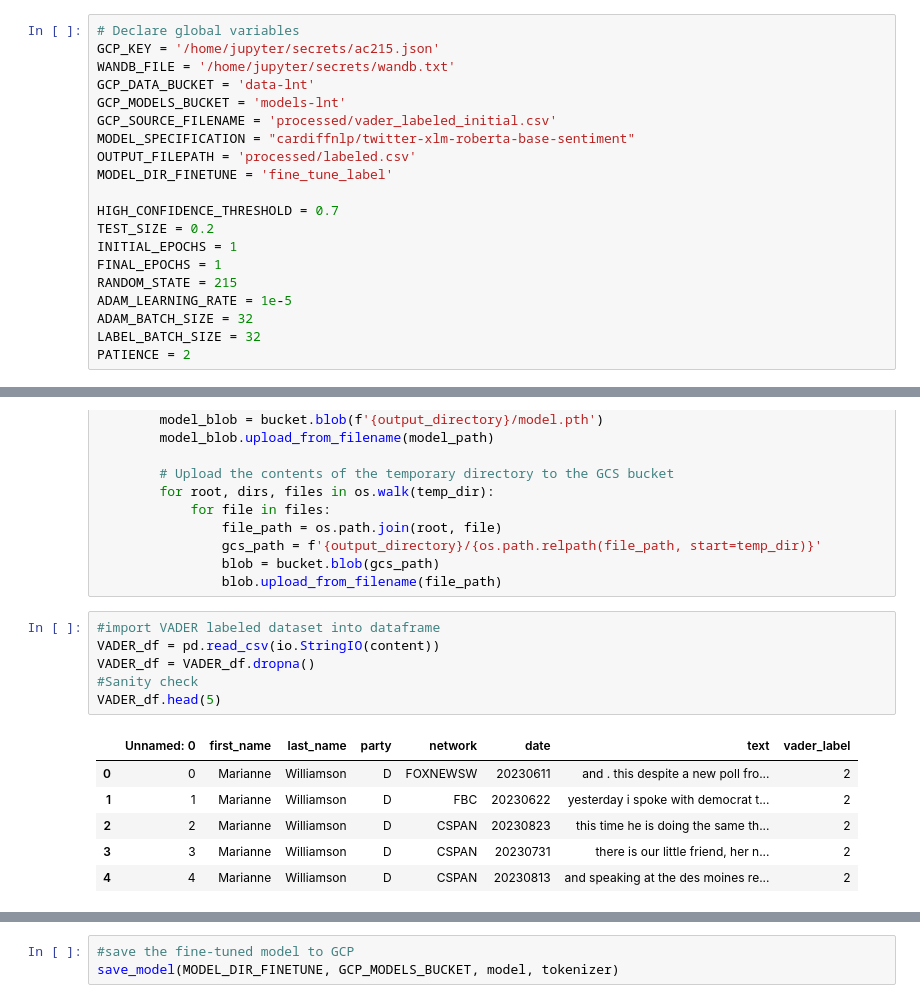
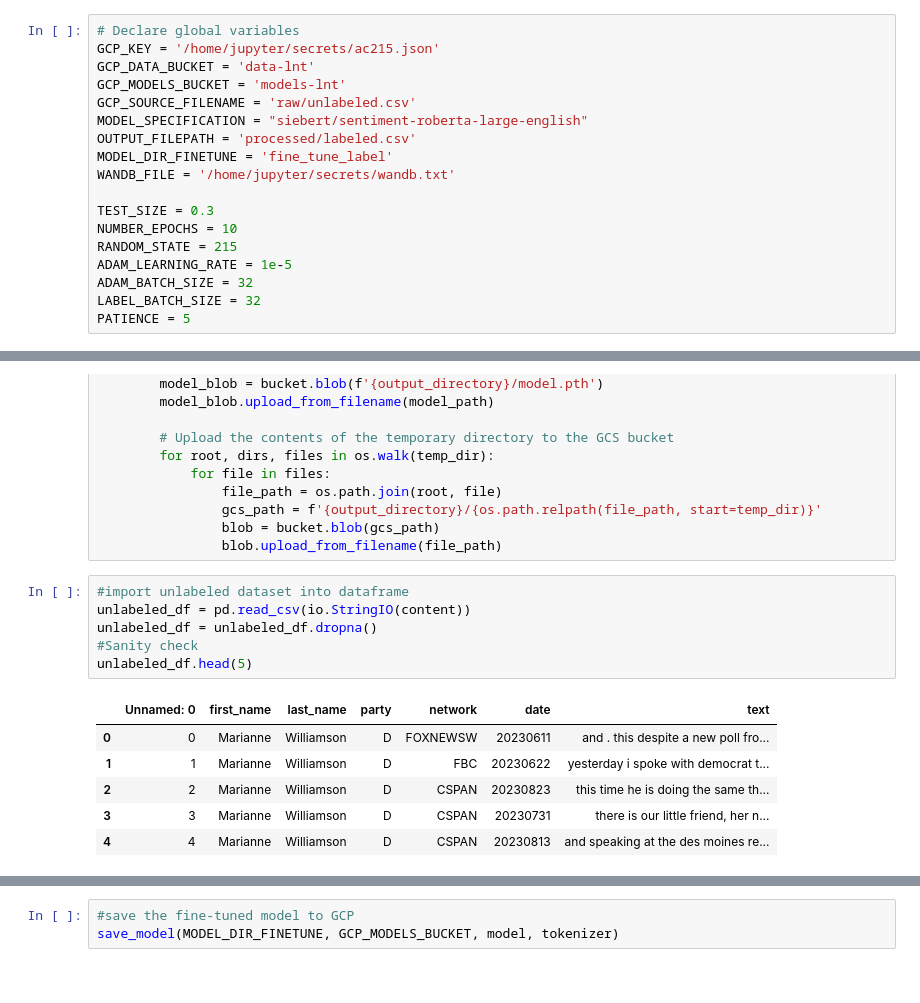
Before and after one commit to luke-stoner/AC215_LNT, a Jupyter notebook: src/label/label.ipynb, the cells around one changed output, grey strips where cells are left out. Drawn from its saved outputs; the diff is of its cells as text.

Commit message:
Update containers and add new label.py

```diff
--- a/src/bert_label/bert_label.ipynb
+++ b/src/label/label.ipynb
@@ -16,23 +15,21 @@ import wandb
 # %%
 # Declare global variables
 GCP_KEY = '/home/jupyter/secrets/ac215.json'
-WANDB_FILE = '/home/jupyter/secrets/wandb.txt'
 GCP_DATA_BUCKET = 'data-lnt'
 GCP_MODELS_BUCKET = 'models-lnt'
-GCP_SOURCE_FILENAME = 'processed/vader_labeled_initial.csv'
-MODEL_SPECIFICATION = "cardiffnlp/twitter-xlm-roberta-base-sentiment"
+GCP_SOURCE_FILENAME = 'raw/unlabeled.csv'
+MODEL_SPECIFICATION = "siebert/sentiment-roberta-large-english"
 OUTPUT_FILEPATH = 'processed/labeled.csv'
 MODEL_DIR_FINETUNE = 'fine_tune_label'
+WANDB_FILE = '/home/jupyter/secrets/wandb.txt'
 
-HIGH_CONFIDENCE_THRESHOLD = 0.7
-TEST_SIZE = 0.2
-INITIAL_EPOCHS = 1
-FINAL_EPOCHS = 1
+TEST_SIZE = 0.3
+NUMBER_EPOCHS = 10
 RANDOM_STATE = 215
 ADAM_LEARNING_RATE = 1e-5
 ADAM_BATCH_SIZE = 32
 LABEL_BATCH_SIZE = 32
-PATIENCE = 2
+PATIENCE = 5
 # %%
 #create GCP Client
 os.environ["GOOGLE_APPLICATION_CREDENTIALS"] = GCP_KEY
@@ -407,15 +321,15 @@ def save_model(output_directory, models_bucket, model, tokenizer):
                 blob = bucket.blob(gcs_path)
                 blob.upload_from_filename(file_path)
 # %%
-#import VADER labeled dataset into dataframe
-VADER_df = pd.read_csv(io.StringIO(content))
-VADER_df = VADER_df.dropna()
+#import unlabeled dataset into dataframe
+unlabeled_df = pd.read_csv(io.StringIO(content))
+unlabeled_df = unlabeled_df.dropna()
 #Sanity check
-VADER_df.head(5)
+unlabeled_df.head(5)
 # %% [output]
-|  | Unnamed: 0 | first_name | last_name | party | network | date | text | vader_label |
-| 0 | 0 | Marianne | Williamson | D | FOXNEWSW | 20230611 | and . this despite a new poll fro... | 2 |
-| 1 | 1 | Marianne | Williamson | D | FBC | 20230622 | yesterday i spoke with democrat t... | 2 |
-| 2 | 2 | Marianne | Williamson | D | CSPAN | 20230823 | this time he is doing the same th... | 2 |
-| 3 | 3 | Marianne | Williamson | D | CSPAN | 20230731 | there is our little friend, her n... | 2 |
-| 4 | 4 | Marianne | Williamson | D | CSPAN | 20230813 | and speaking at the des moines re... | 2 |
+|  | Unnamed: 0 | first_name | last_name | party | network | date | text |
+| 0 | 0 | Marianne | Williamson | D | FOXNEWSW | 20230611 | and . this despite a new poll fro... |
+| 1 | 1 | Marianne | Williamson | D | FBC | 20230622 | yesterday i spoke with democrat t... |
+| 2 | 2 | Marianne | Williamson | D | CSPAN | 20230823 | this time he is doing the same th... |
+| 3 | 3 | Marianne | Williamson | D | CSPAN | 20230731 | there is our little friend, her n... |
+| 4 | 4 | Marianne | Williamson | D | CSPAN | 20230813 | and speaking at the des moines re... |
```
Also changed, not shown: parts of 24 cells of this notebook, 7 other files.
